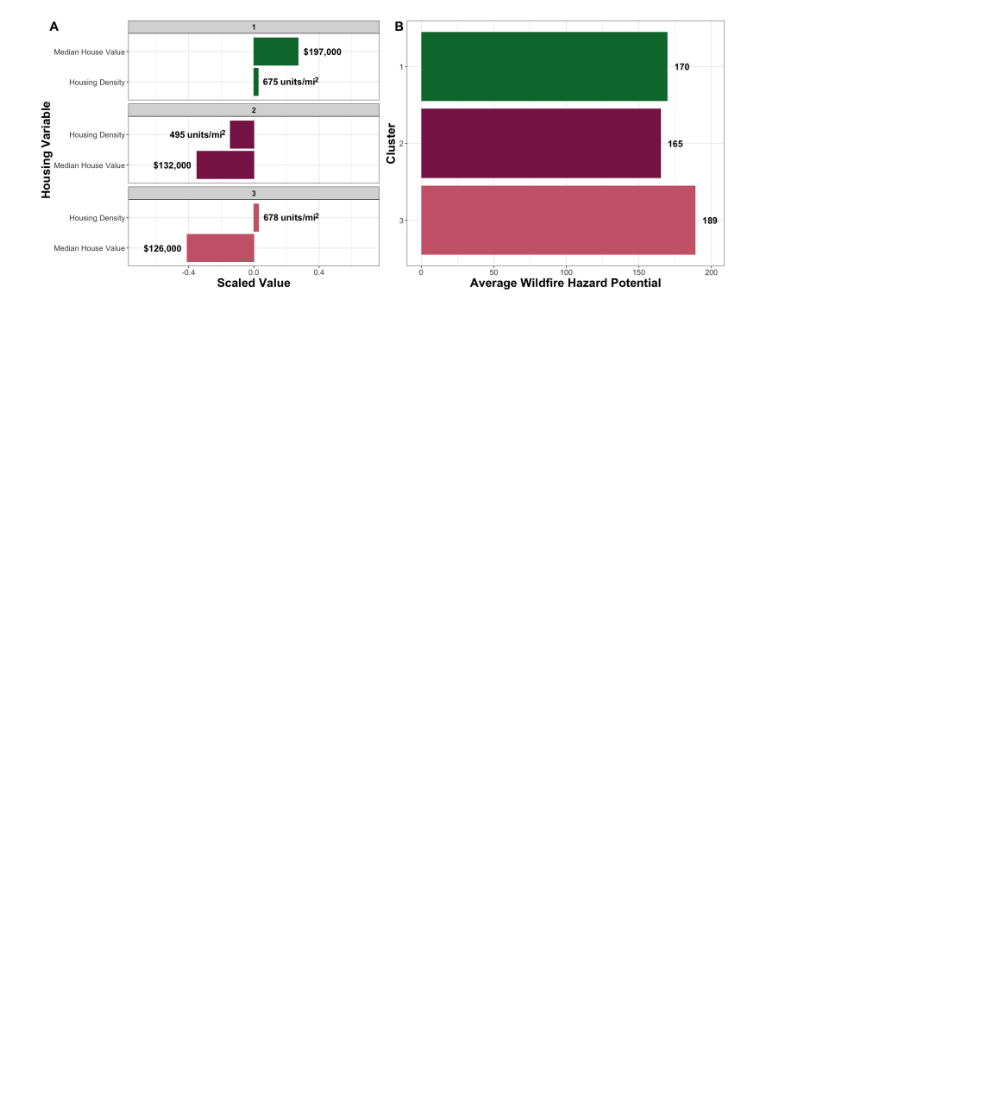
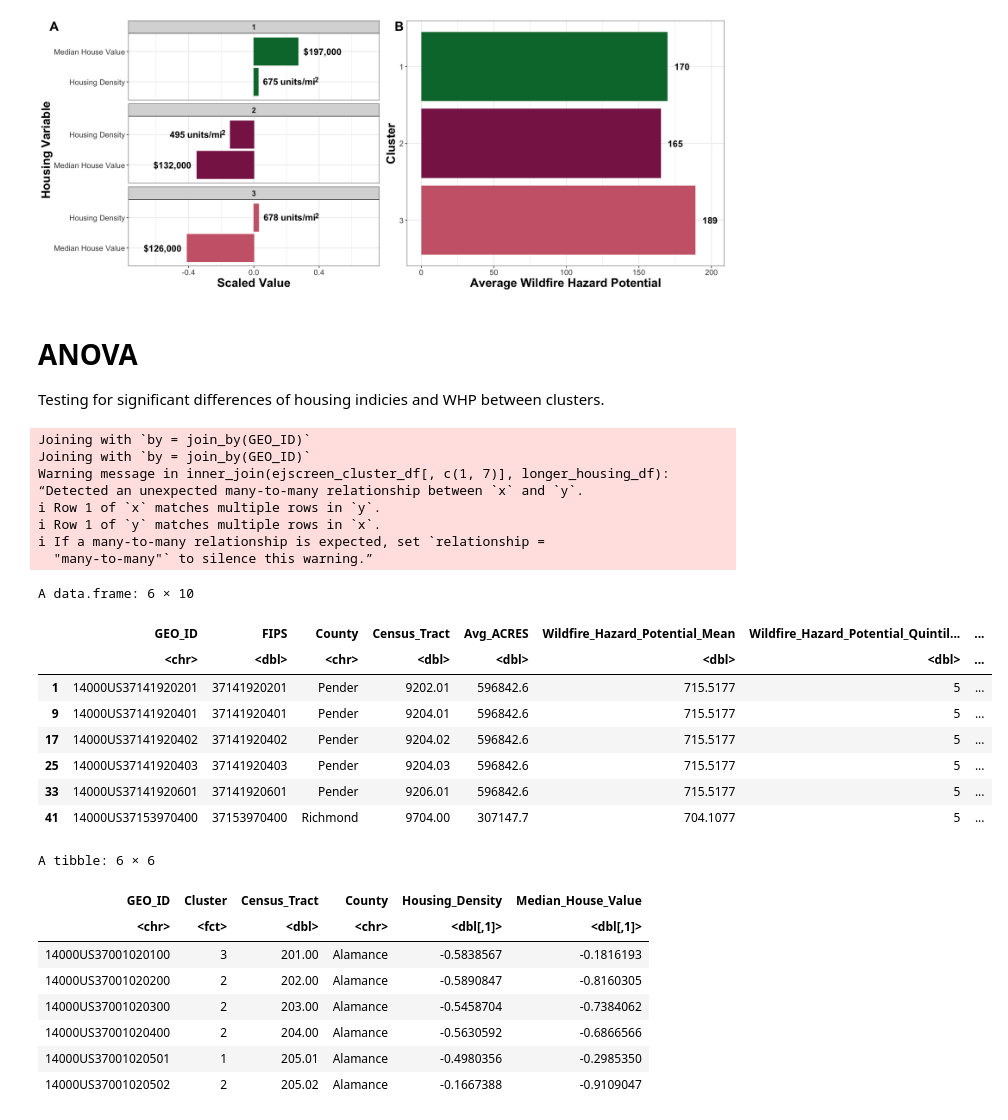
Before and after one commit to UNC-CEMALB/ENVIROSCAN, a Jupyter notebook: 4. Cluster Variable Averages/Cluster Variable Averages (Figure 4 & S1).ipynb, the cells around one changed output. Cells and saved outputs as stored; diff of their text form; code cells hidden in the pictures; blank space fills up the shorter version.

```diff
--- a/4. Cluster Variable Averages/Cluster Variable Averages (Figure 4 & S1).ipynb
+++ b/4. Cluster Variable Averages/Cluster Variable Averages (Figure 4 & S1).ipynb
@@ -339,0 +344,49 @@ ggsave(Figure5,
+# %% [markdown]
+# ANOVA
+
+Testing for significant differences of housing indicies and WHP between clusters.
+# %%
+whp_cluster_df = unique(inner_join(whp_df, ejscreen_cluster_df[,c(1,7)])) %>%
+    # scaling
+    mutate(WHP = scale(Wildfire_Hazard_Potential_Mean))
+
+ses_cluster_df = unique(inner_join(ejscreen_cluster_df[,c(1,7)], longer_housing_df)) %>%
+    # scaling
+    group_by(Variables) %>%
+    mutate(Scaled_Value = scale(Value)) %>%
+    dplyr::select(-Value) %>%
+    pivot_wider(names_from = Variables, values_from = Scaled_Value)#%>%
+
+# changing cluster col into a factor
+whp_cluster_df$Cluster = factor(whp_cluster_df$Cluster)
+ses_cluster_df$Cluster = factor(ses_cluster_df$Cluster)
+
+head(whp_cluster_df)
+head(ses_cluster_df)
+# %% [output]
+Joining with `by = join_by(GEO_ID)`
+Joining with `by = join_by(GEO_ID)`
+Warning message in inner_join(ejscreen_cluster_df[, c(1, 7)], longer_housing_df):
+“Detected an unexpected many-to-many relationship between `x` and `y`.
+ℹ Row 1 of `x` matches multiple rows in `y`.
+ℹ Row 1 of `y` matches multiple rows in `x`.
+ℹ If a many-to-many relationship is expected, set `relationship =
+  "many-to-many"` to silence this warning.”
+A data.frame: 6 × 10
+|  | GEO_ID | FIPS | County | Census_Tract | Avg_ACRES | Wildfire_Hazard_Potential_Mean | Wildfire_Hazard_Potential_Quintil... | ... |
+|  | <chr> | <dbl> | <chr> | <dbl> | <dbl> | <dbl> | <dbl> | ... |
+| 1 | 14000US37141920201 | 37141920201 | Pender | 9202.01 | 596842.6 | 715.5177 | 5 | ... |
+| 9 | 14000US37141920401 | 37141920401 | Pender | 9204.01 | 596842.6 | 715.5177 | 5 | ... |
+| 17 | 14000US37141920402 | 37141920402 | Pender | 9204.02 | 596842.6 | 715.5177 | 5 | ... |
+| 25 | 14000US37141920403 | 37141920403 | Pender | 9204.03 | 596842.6 | 715.5177 | 5 | ... |
+| 33 | 14000US37141920601 | 37141920601 | Pender | 9206.01 | 596842.6 | 715.5177 | 5 | ... |
+| 41 | 14000US37153970400 | 37153970400 | Richmond | 9704.00 | 307147.7 | 704.1077 | 5 | ... |
+A tibble: 6 × 6
+| GEO_ID | Cluster | Census_Tract | County | Housing_Density | Median_House_Value |
+| <chr> | <fct> | <dbl> | <chr> | <dbl[,1]> | <dbl[,1]> |
+| 14000US37001020100 | 3 | 201.00 | Alamance | -0.5838567 | -0.1816193 |
+| 14000US37001020200 | 2 | 202.00 | Alamance | -0.5890847 | -0.8160305 |
+| 14000US37001020300 | 2 | 203.00 | Alamance | -0.5458704 | -0.7384062 |
+| 14000US37001020400 | 2 | 204.00 | Alamance | -0.5630592 | -0.6866566 |
+| 14000US37001020501 | 1 | 205.01 | Alamance | -0.4980356 | -0.2985350 |
+| 14000US37001020502 | 2 | 205.02 | Alamance | -0.1667388 | -0.9109047 |
```
Also changed, not shown: parts of 14 cells of this notebook.
